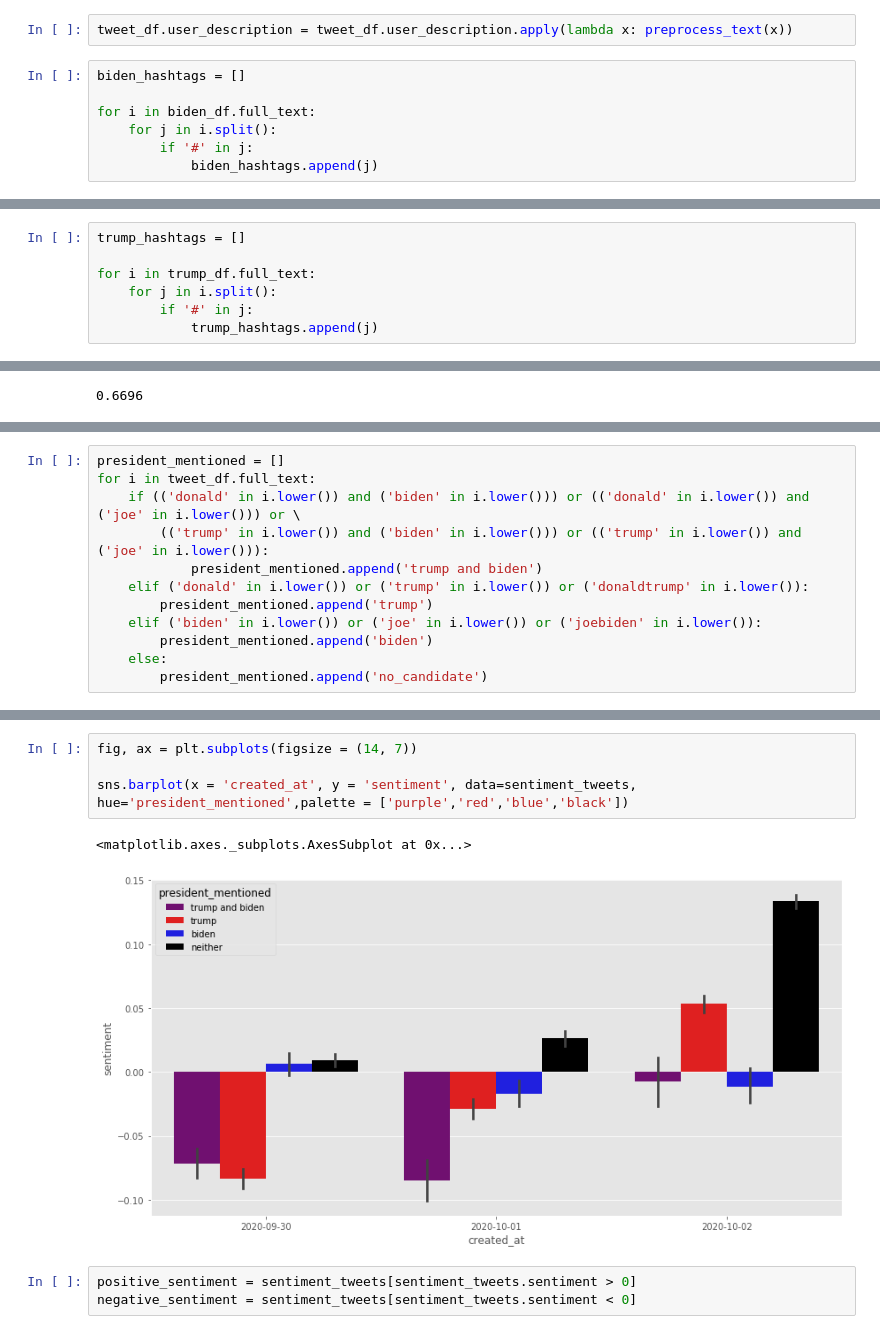
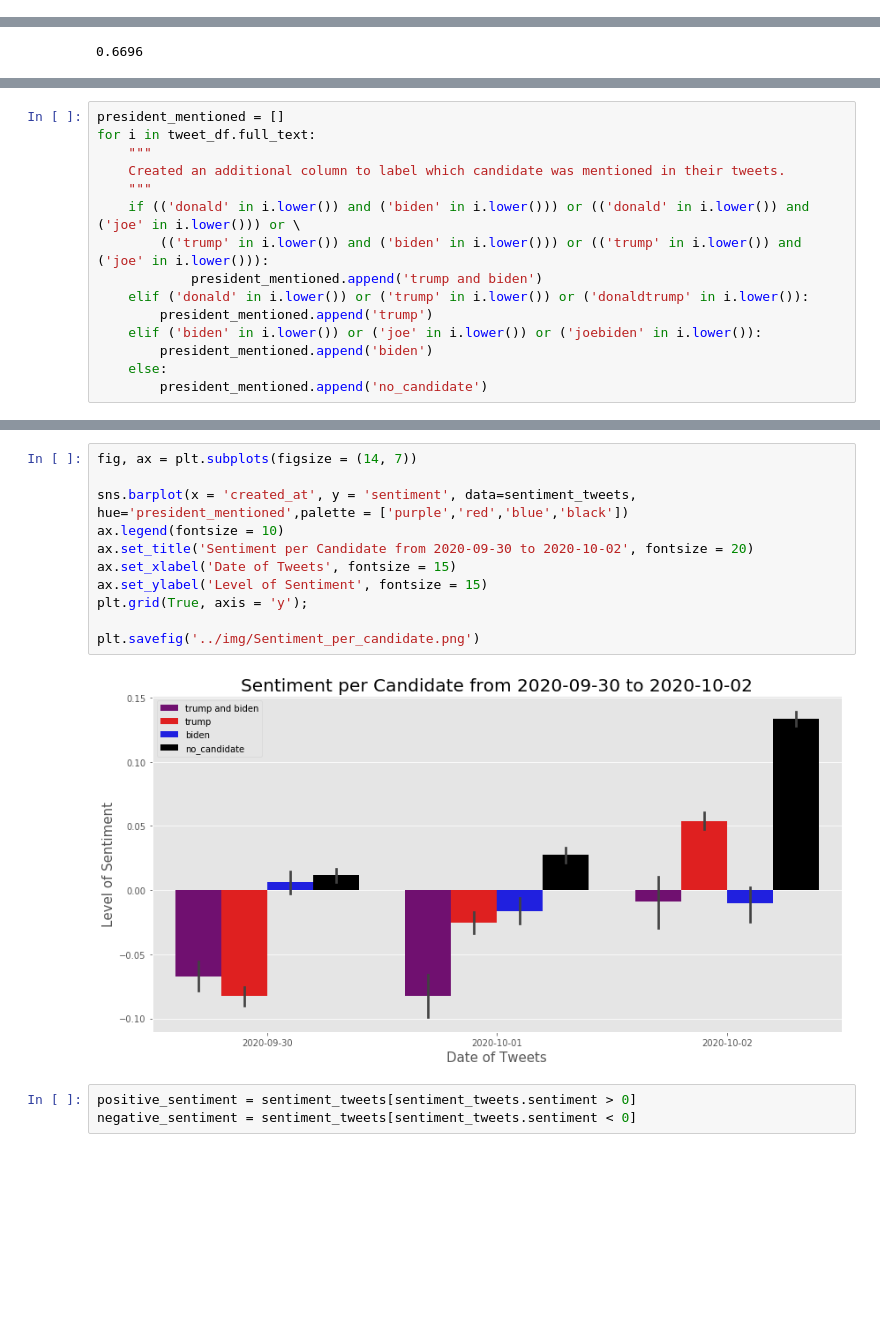
Before and after one commit to annewbarry/trick-or-tweet, a Jupyter notebook: src/Twitter_EDA.ipynb, the cells around one changed output, grey strips where cells are left out. Cells and saved outputs as stored; diff of their text form; blank space fills up the shorter version.

```diff
--- a/src/Twitter_EDA.ipynb
+++ b/src/Twitter_EDA.ipynb
@@ -117,9 +87,0 @@ tweet_df.full_text = tweet_df.full_text.apply(lambda x: preprocess_text(x))
-# %%
-tweet_df.user_description = tweet_df.user_description.apply(lambda x: preprocess_text(x))
-# %%
-biden_hashtags = []
-
-for i in biden_df.full_text:
-    for j in i.split():
-        if '#' in j:
-            biden_hashtags.append(j)
@@ -140,7 +87,0 @@ plt.axis("off");
-# %%
-trump_hashtags = []
-
-for i in trump_df.full_text:
-    for j in i.split():
-        if '#' in j:
-            trump_hashtags.append(j)
@@ -178,6 +97,9 @@ See the caveats in the documentation: https://pandas.pydata.org/pandas-docs/stab
 # %%
 president_mentioned = []
 for i in tweet_df.full_text:
+    """
+    Created an additional column to label which candidate was mentioned in their tweets.
+    """
     if (('donald' in i.lower()) and ('biden' in i.lower())) or (('donald' in i.lower()) and ('joe' in i.lower())) or \
         (('trump' in i.lower()) and ('biden' in i.lower())) or (('trump' in i.lower()) and ('joe' in i.lower())):
             president_mentioned.append('trump and biden')
@@ -425,10 +122,16 @@ neither_sentiment = pd.DataFrame(sentiment_tweets[sentiment_tweets.president_men
 # %%
 fig, ax = plt.subplots(figsize = (14, 7))
 
 sns.barplot(x = 'created_at', y = 'sentiment', data=sentiment_tweets, hue='president_mentioned',palette = ['purple','red','blue','black'])
+ax.legend(fontsize = 10)
+ax.set_title('Sentiment per Candidate from 2020-09-30 to 2020-10-02', fontsize = 20)
+ax.set_xlabel('Date of Tweets', fontsize = 15)
+ax.set_ylabel('Level of Sentiment', fontsize = 15)
+plt.grid(True, axis = 'y');
+
+plt.savefig('../img/Sentiment_per_candidate.png')
 # %% [output]
-<matplotlib.axes._subplots.AxesSubplot at 0x...>
-[figure, old version]
+[figure, new version]
 # %%
 positive_sentiment = sentiment_tweets[sentiment_tweets.sentiment > 0]
 negative_sentiment = sentiment_tweets[sentiment_tweets.sentiment < 0]
```
Also changed, not shown: parts of 36 cells of this notebook, 4 other files.
